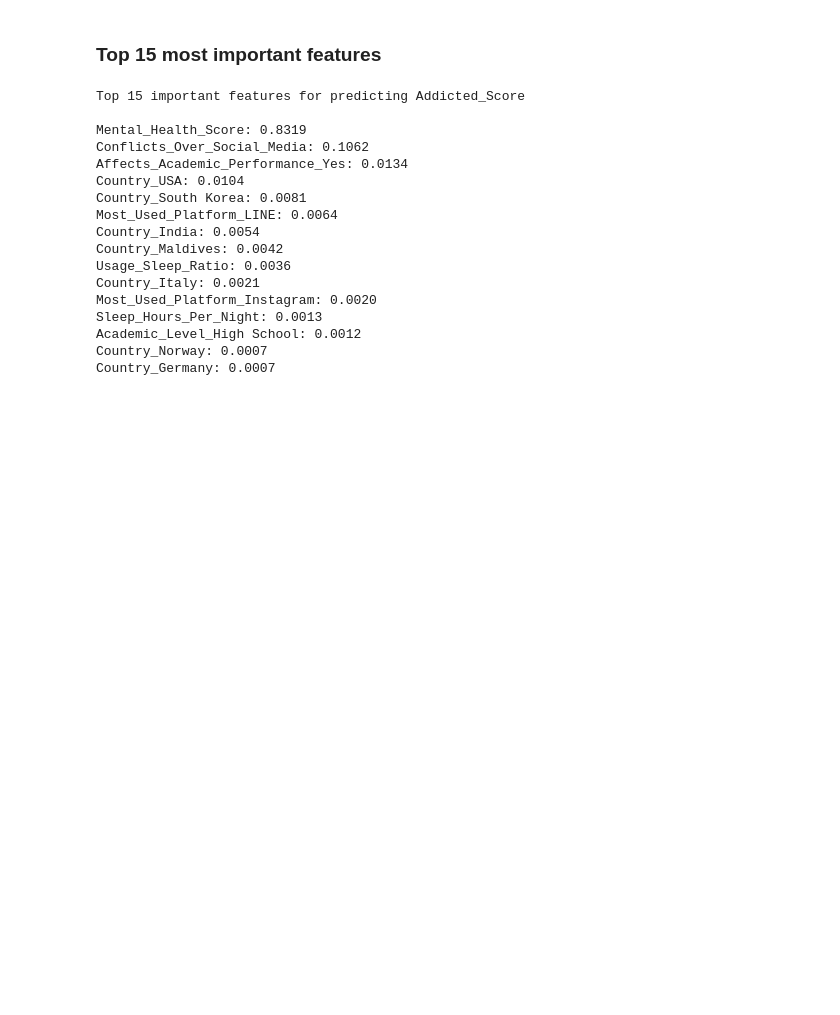
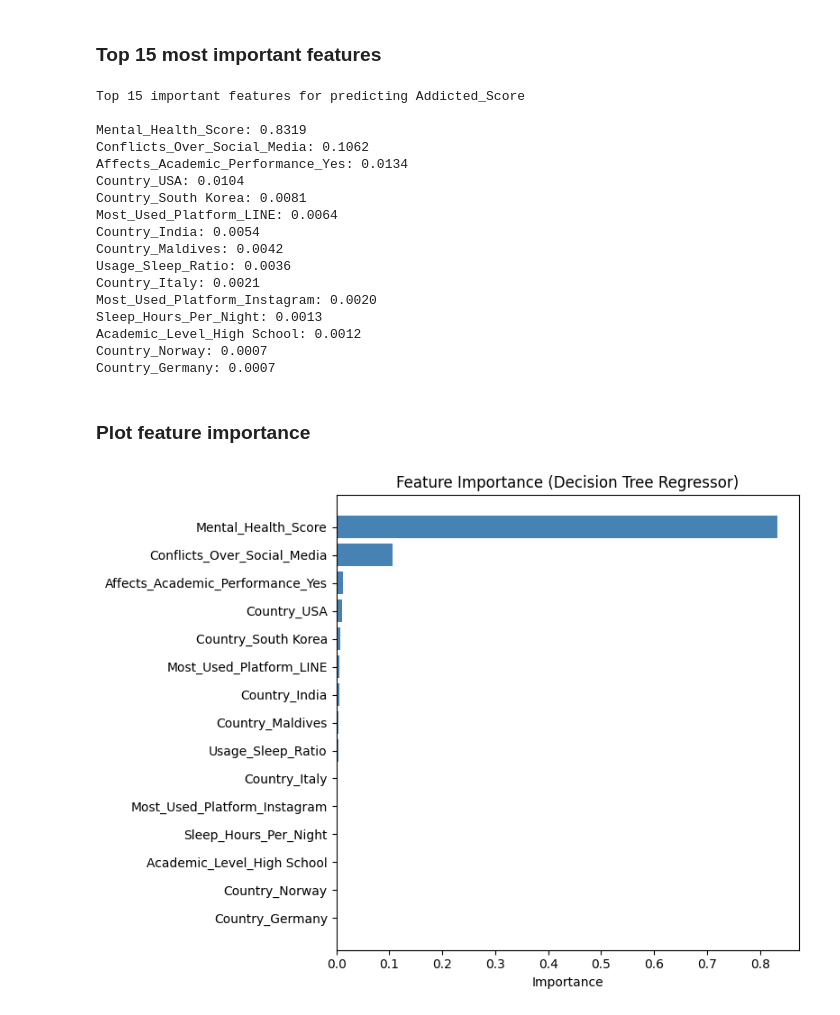
Before and after one commit to pasindu-piyumal/Student_Social_Media_Addiction, a Jupyter notebook: predict_student_social_media_addiction.ipynb, the cells around one changed output. Drawn from its saved outputs; the diff is of its cells as text; code cells hidden in the pictures; blank space fills up the shorter version.

Commit message:
plot feature importance

```diff
--- a/predict_student_social_media_addiction.ipynb
+++ b/predict_student_social_media_addiction.ipynb
@@ -877,3 +877,15 @@ Sleep_Hours_Per_Night: 0.0013
 Academic_Level_High School: 0.0012
 Country_Norway: 0.0007
 Country_Germany: 0.0007
+# %% [markdown]
+### Plot feature importance
+# %%
+plt.figure(figsize=(8, 6))
+plt.barh(range(15), importances[indices[:15]][::-1], color='steelblue')
+plt.yticks(range(15), feature_names[indices[:15]][::-1])
+plt.xlabel("Importance")
+plt.title("Feature Importance (Decision Tree Regressor)")
+plt.tight_layout()
+plt.show()
+# %% [output]
+[figure, added]
```
